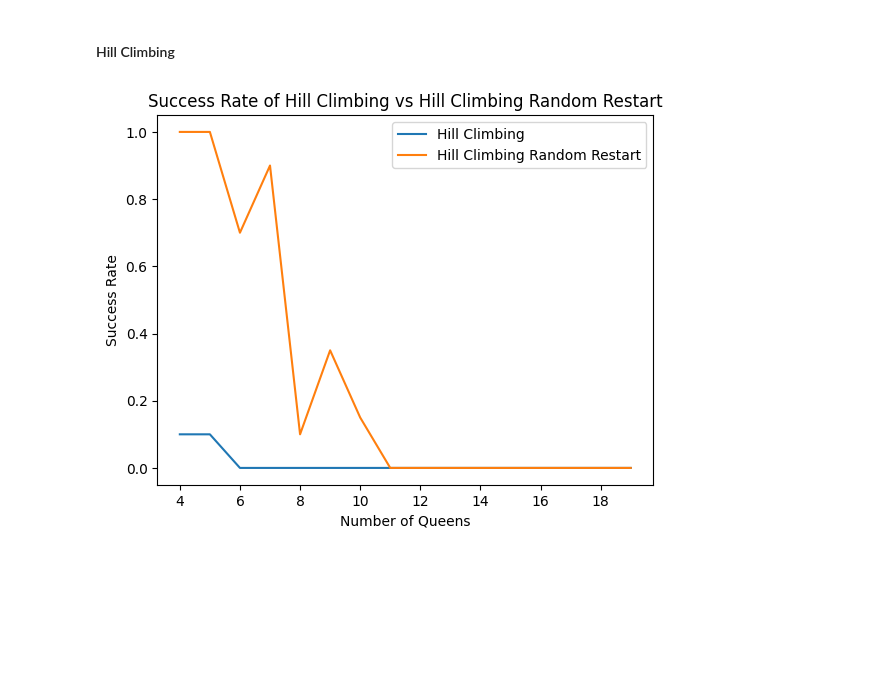
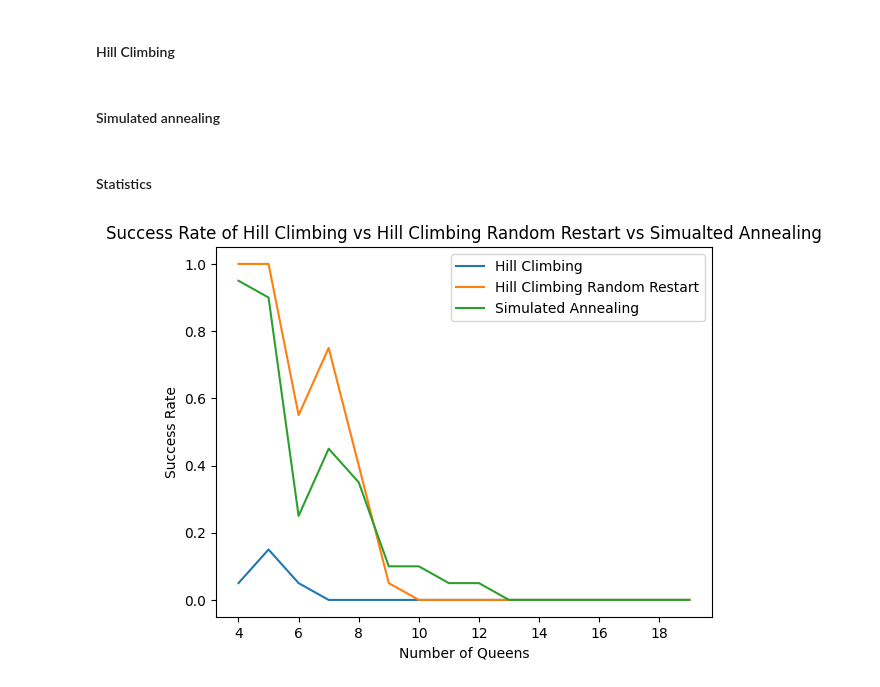
Before and after one commit to AndreiSorin26/IA, a Jupyter notebook: N Queens Problem.ipynb, the cells around one changed output. Cells and saved outputs as stored; diff of their text form; code cells hidden in the pictures; blank space fills up the shorter version.

Commit message:
Added simulated annealing to the search algorithms

```diff
--- a/N Queens Problem.ipynb
+++ b/N Queens Problem.ipynb
@@ -65,7 +65,7 @@ def hill_climbing(state: object, next_states: Callable[[object], Iterable[object
 
     return current
 
-def hill_climbing_random_restart(state: object, next_states: Callable[[object], Iterable[object]],
+def hill_climbing_random_restart(state: object, shuffle: Callable[[object], object], next_states: Callable[[object], Iterable[object]],
                                  h: Callable[[object], float], max_budget: int = 1000, max_restart: int = 100) -> object:
     best_result = state
     while max_restart > 0:
@@ -73,7 +73,7 @@ def hill_climbing_random_restart(state: object, next_states: Callable[[object],
         if h(result) < h(best_result):
             best_result = result
         max_restart -= 1
-        state.shuffle()
+        state = shuffle(state)
 
     return best_result
 # %%
@@ -95,37 +101,70 @@ def count_attacking_pairs(board: Board) -> int:
             if col1 == col2 or abs(row1 - row2) == abs(col1 - col2):
                 count += 1
     return count
+# %% [markdown]
+#### Simulated annealing
+# %%
+import math
+import random
+def simulated_annealing(state: object, next_states: Callable[[object], Iterable[object]], h: Callable[[object], float],
+                        temperature: float = 1.0, final_temperature: float = 0.1, cooling_rate: float = 0.01) -> object:
+    current = state
+    while temperature > final_temperature:
+        neighbours = next_states(current)
+        next_state = random.choice(neighbours)
+        current_energy = h(current)
+        next_energy = h(next_state)
+        energy_diff = next_energy - current_energy
+        if energy_diff < 0 or math.exp(-energy_diff / temperature) > random.random():
+            current = next_state
+        temperature *= 1 - cooling_rate
+    return current
+# %% [markdown]
+#### Statistics
 # %%
 success_rates_hill_climbing = []
 success_rates_hill_climbing_random_restart = []
+success_rates_simulated_annealing = []
 
-for queens_count in range(4, 20):
+max_queens_count = 20
+budget = 1000
+retries = 20
+
+for queens_count in range(4, max_queens_count):
     hill_climbing_success_count = 0
     hill_climbing_random_restart_success_count = 0
+    simulated_annealing_success_count = 0
 
-    for _ in range(20):
+    for _ in range(retries):
         board = Board(queens_count)
 
-        result = hill_climbing(board, next_states, count_attacking_pairs)
+        result = hill_climbing(board, next_states, count_attacking_pairs, budget)
         if count_attacking_pairs(result) == 0:
             hill_climbing_success_count += 1
 
-        result = hill_climbing_random_restart(board, next_states, count_attacking_pairs, 1000, 100)
+        result = hill_climbing_random_restart(board, shuffle, next_states, count_attacking_pairs, budget, max_restart=100)
         if count_attacking_pairs(result) == 0:
             hill_climbing_random_restart_success_count += 1
 
-    success_rate_hill_climbing = hill_climbing_success_count / 20
-    success_rate_hill_climbing_random_restart = hill_climbing_random_restart_success_count / 20
+        result = simulated_annealing(board, next_states, count_attacking_pairs, temperature=1.0, final_temperature=0.1, cooling_rate=0.01)
+        if count_attacking_pairs(result) == 0:
+            simulated_annealing_success_count += 1
+
+    success_rate_hill_climbing = hill_climbing_success_count / retries
+    success_rate_hill_climbing_random_restart = hill_climbing_random_restart_success_count / retries
+    success_rate_simulated_annealing = simulated_annealing_success_count / retries
 
     success_rates_hill_climbing.append(success_rate_hill_climbing)
     success_rates_hill_climbing_random_restart.append(success_rate_hill_climbing_random_restart)
+    success_rates_simulated_annealing.append(success_rate_simulated_annealing)
 
-plt.plot(range(4, 20), success_rates_hill_climbing, label='Hill Climbing')
-plt.plot(range(4, 20), success_rates_hill_climbing_random_restart, label='Hill Climbing Random Restart')
+plt.plot(range(4, max_queens_count), success_rates_hill_climbing, label='Hill Climbing')
+plt.plot(range(4, max_queens_count), success_rates_hill_climbing_random_restart, label='Hill Climbing Random Restart')
+plt.plot(range(4, max_queens_count), success_rates_simulated_annealing, label='Simulated Annealing')
 plt.xlabel('Number of Queens')
 plt.ylabel('Success Rate')
-plt.title('Success Rate of Hill Climbing vs Hill Climbing Random Restart')
+plt.title('Success Rate of Hill Climbing vs Hill Climbing Random Restart vs Simualted Annealing')
 plt.legend()
 plt.show()
 # %% [output]
-[figure, old version]
+[figure, new version]
```
Also changed, not shown: parts of 1 cell of this notebook.
